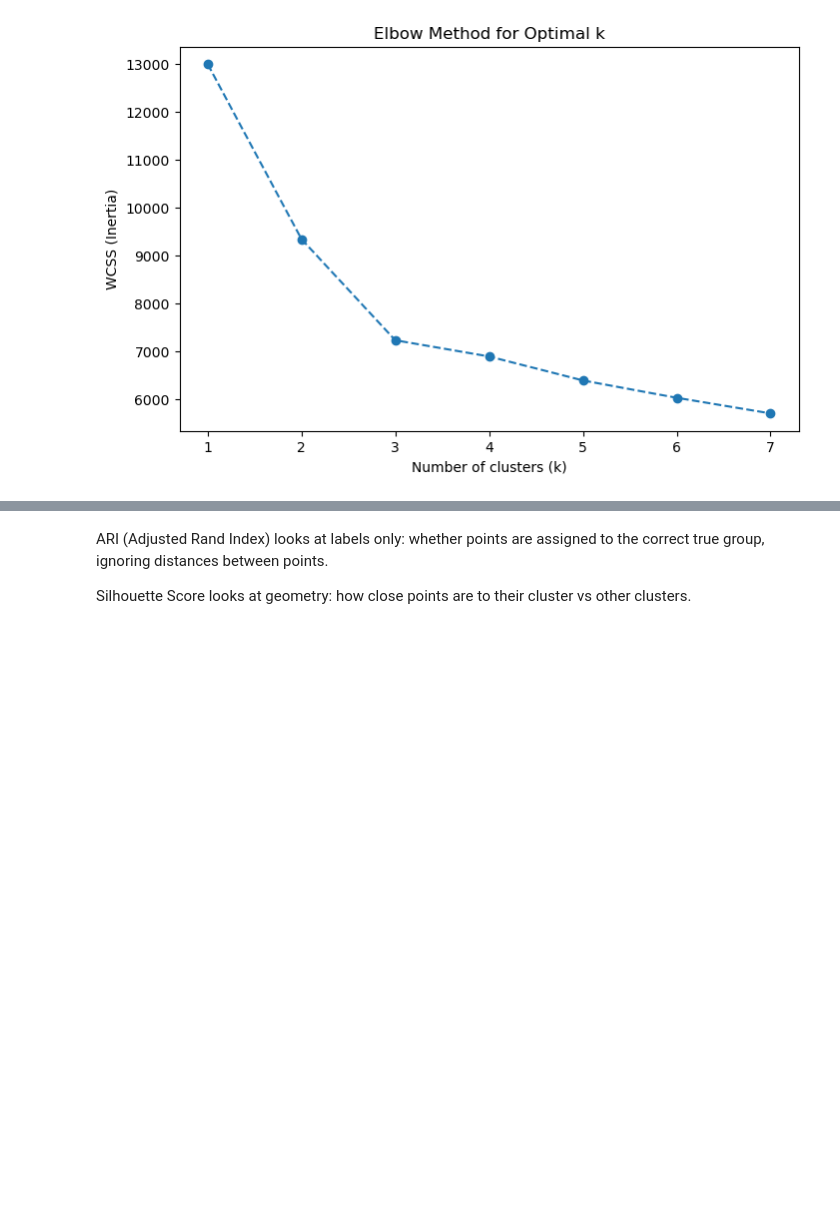
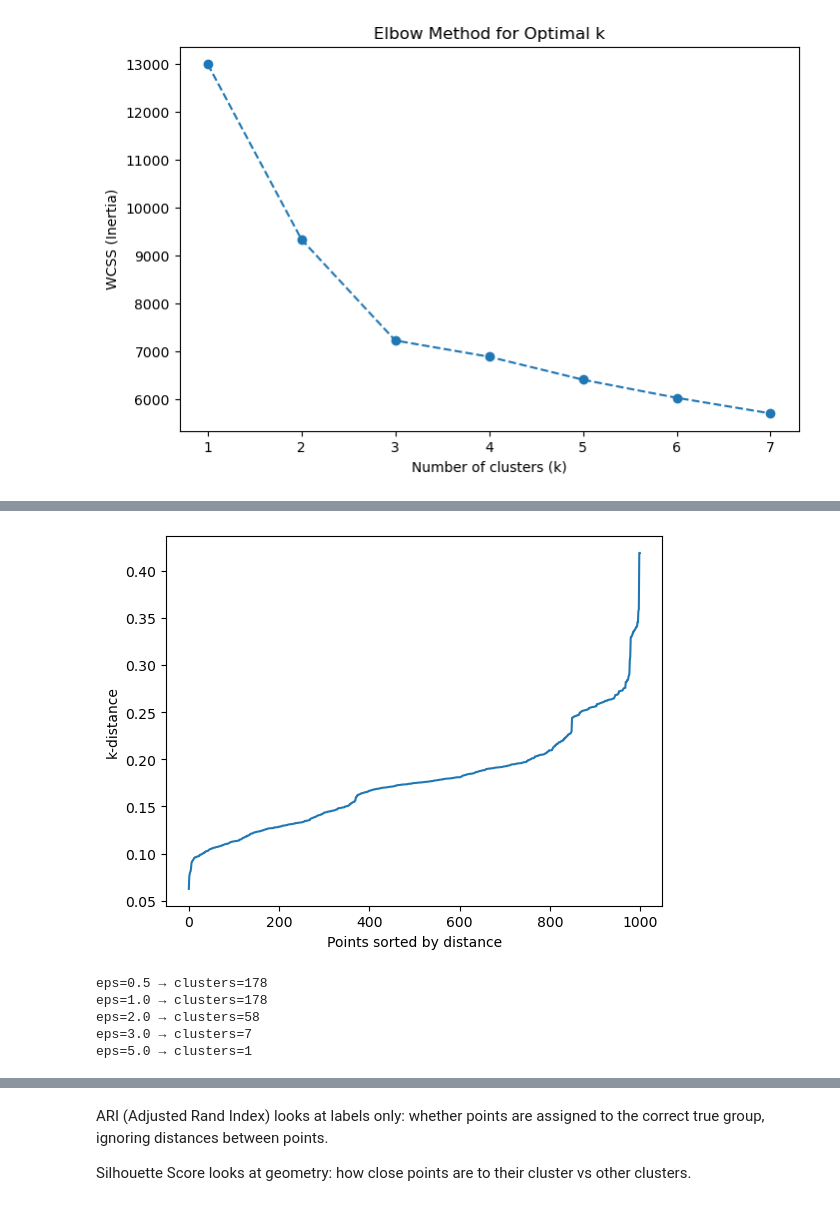
Before and after one commit to YUVASHRI-25/CLUSTERING, a Jupyter notebook: code.ipynb, the cells around one changed output, grey strips where cells are left out. Cells and saved outputs as stored; diff of their text form; code cells hidden in the pictures; blank space fills up the shorter version.

```diff
--- a/code.ipynb
+++ b/code.ipynb
@@ -273,3 +287,35 @@ k = 7, Silhouette Score = 0.152
+# %%
+from sklearn.neighbors import NearestNeighbors
+import numpy as np
+import matplotlib.pyplot as plt
+
+neigh = NearestNeighbors(n_neighbors=5)
+nbrs = neigh.fit(scaled_data)
+distances, indices = nbrs.kneighbors(scaled_data)
+
+# Sort distances for k-th nearest neighbor
+distances = np.sort(distances[:, 4])  # 4 = min_samples-1
+plt.plot(distances)
+plt.ylabel("k-distance")
+plt.xlabel("Points sorted by distance")
+plt.show()
+# %% [output]
+[figure, added]
+# %%
+from sklearn.cluster import DBSCAN
+import numpy as np
+
+for eps in [0.5, 1.0, 2.0, 3.0, 5.0]:
+    db = DBSCAN(eps=eps, min_samples=5).fit(scaled_data)
+    labels = db.labels_
+    n_clusters = len(set(labels)) - (1 if -1 in labels else 0)
+    print(f"eps={eps} → clusters={n_clusters}")
+# %% [output]
+eps=0.5 → clusters=178
+eps=1.0 → clusters=178
+eps=2.0 → clusters=58
+eps=3.0 → clusters=7
+eps=5.0 → clusters=1
 # %%
 from sklearn.cluster import KMeans, AgglomerativeClustering, DBSCAN
 from sklearn.decomposition import PCA
```
Also changed, not shown: parts of 12 cells of this notebook, 4 other files.
